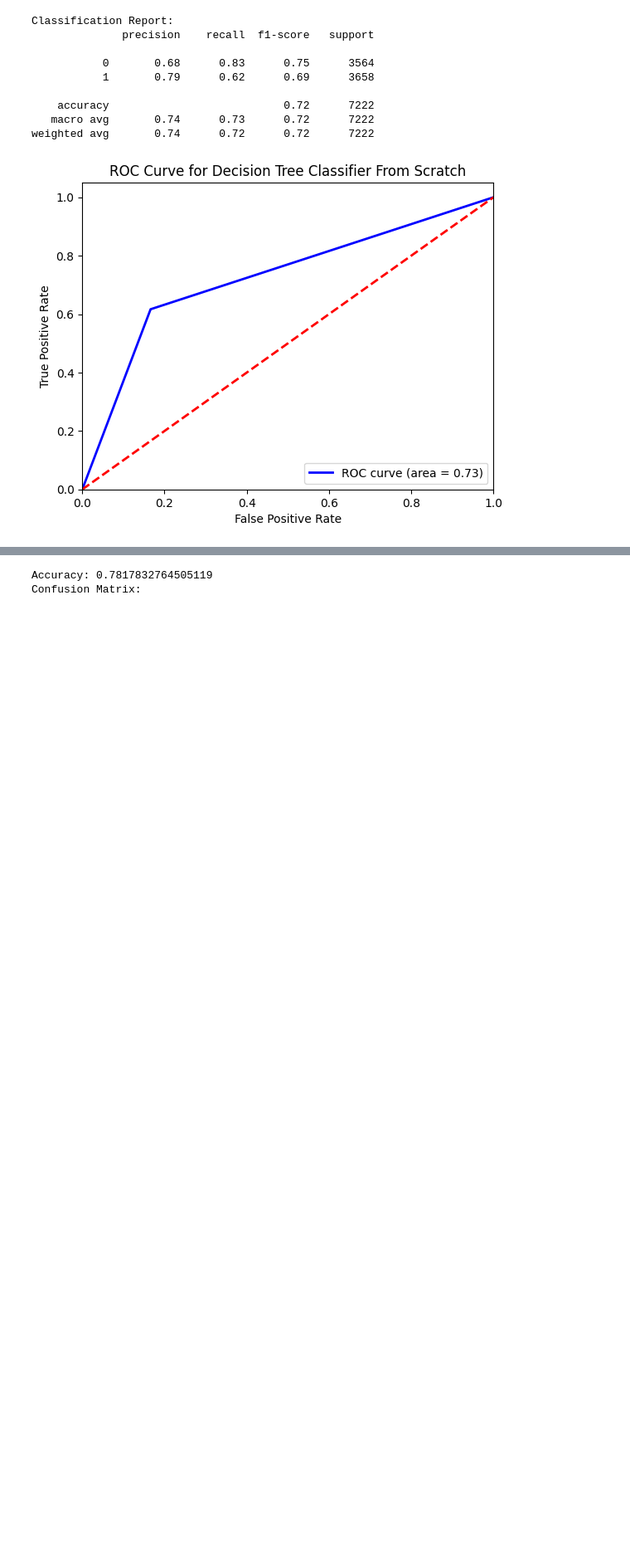
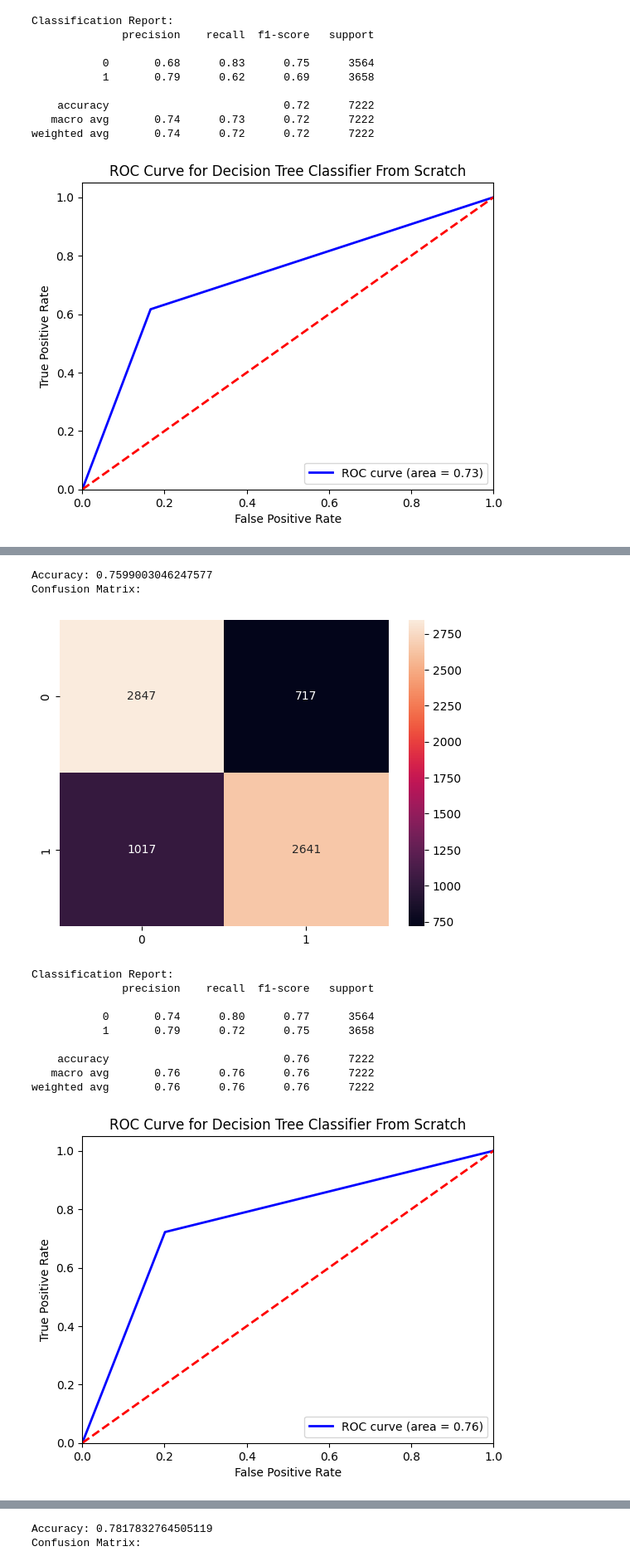
Before and after one commit to Taparov/project-intro-to-ml-classification, a Jupyter notebook: decision_tree.ipynb, the cells around one changed output, grey strips where cells are left out. Shown at 83% size. Drawn from its saved outputs; the diff is of its cells as text; code cells hidden in the pictures; blank space fills up the shorter version.

```diff
--- a/decision_tree.ipynb
+++ b/decision_tree.ipynb
@@ -301,0 +348,21 @@ weighted avg       0.74      0.72      0.72      7222
+# %%
+model_scratch = DecisionTreeClassifierFromScratch(criterion='gini')
+model_scratch.fit(X_train, y_train)
+y_pred_scratch = model_scratch.predict(X_test)
+y_pred_proba_scratch = model_scratch.predict_proba(X_test)
+helper.evaluate_model(y_test, y_pred_scratch)
+helper.plot_roc_curve(y_test, y_pred_proba_scratch, title="Decision Tree Classifier From Scratch")
+# %% [output]
+Accuracy: 0.7599003046247577
+Confusion Matrix:
+[figure, added]
+Classification Report:
+              precision    recall  f1-score   support
+
+           0       0.74      0.80      0.77      3564
+           1       0.79      0.72      0.75      3658
+
+    accuracy                           0.76      7222
+   macro avg       0.76      0.76      0.76      7222
+weighted avg       0.76      0.76      0.76      7222
+[figure, added]
```
Also changed, not shown: parts of 7 cells of this notebook, 5 other files.
